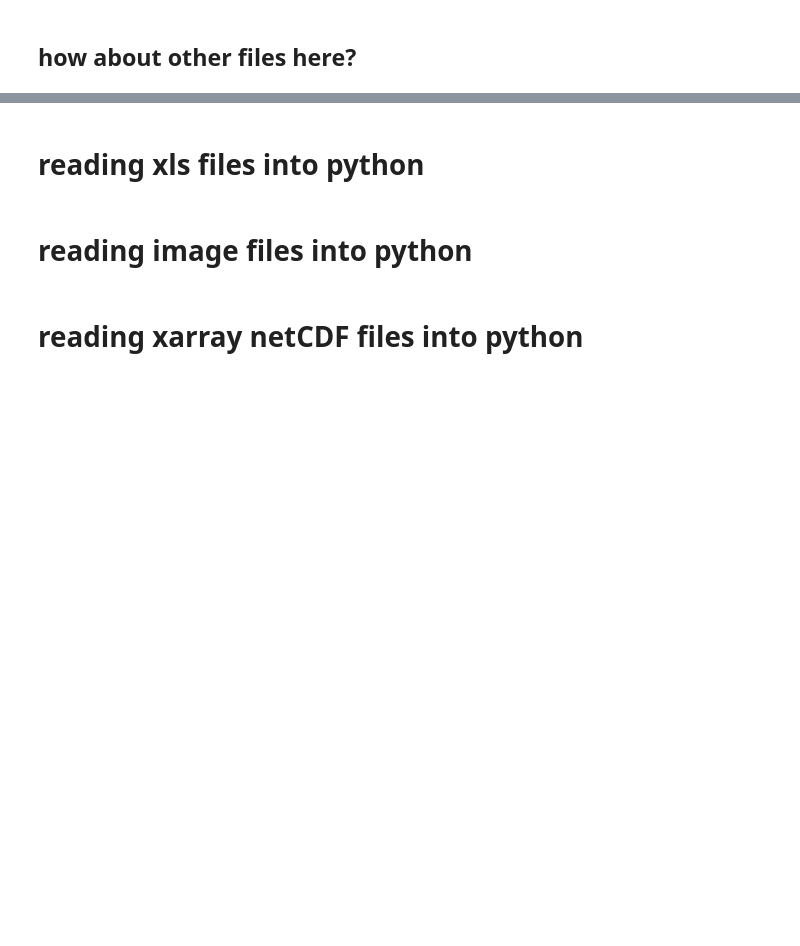
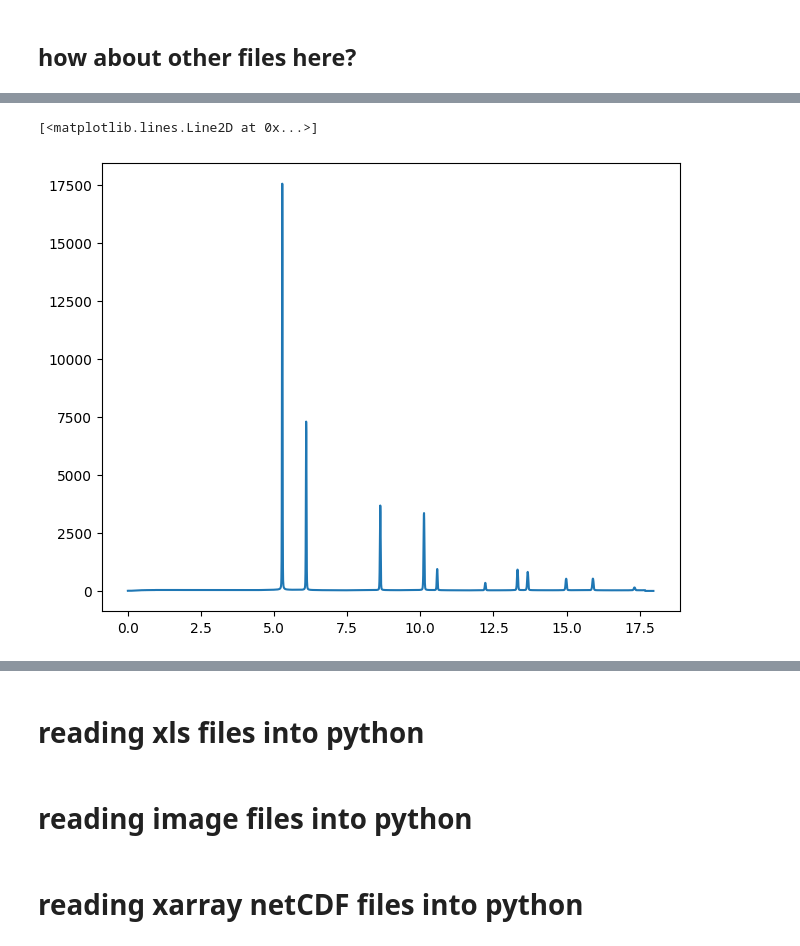
Before and after one commit to pmeshkov/pySULI, a Jupyter notebook: notebooks/000.read_research_data_into_python.ipynb, the cells around one changed output, grey strips where cells are left out. Saved outputs shown, nothing was run; the diff lists cells and outputs as text; code cells hidden in the pictures; blank space fills up the shorter version.

```diff
--- a/notebooks/000.read_research_data_into_python.ipynb
+++ b/notebooks/000.read_research_data_into_python.ipynb
@@ -69,0 +79,7 @@ plt.plot(data[0],data[1])
+# %%
+data = np.loadtxt('Ni_calib_20190301-150927_459ff6_0001_mean_tth.chi',unpack=True,skiprows=7)
+plt.figure()
+plt.plot(data[0],data[1])
+# %% [output]
+[<matplotlib.lines.Line2D at 0x...>]
+[figure, added]
```
Also changed, not shown: parts of 9 cells of this notebook.
